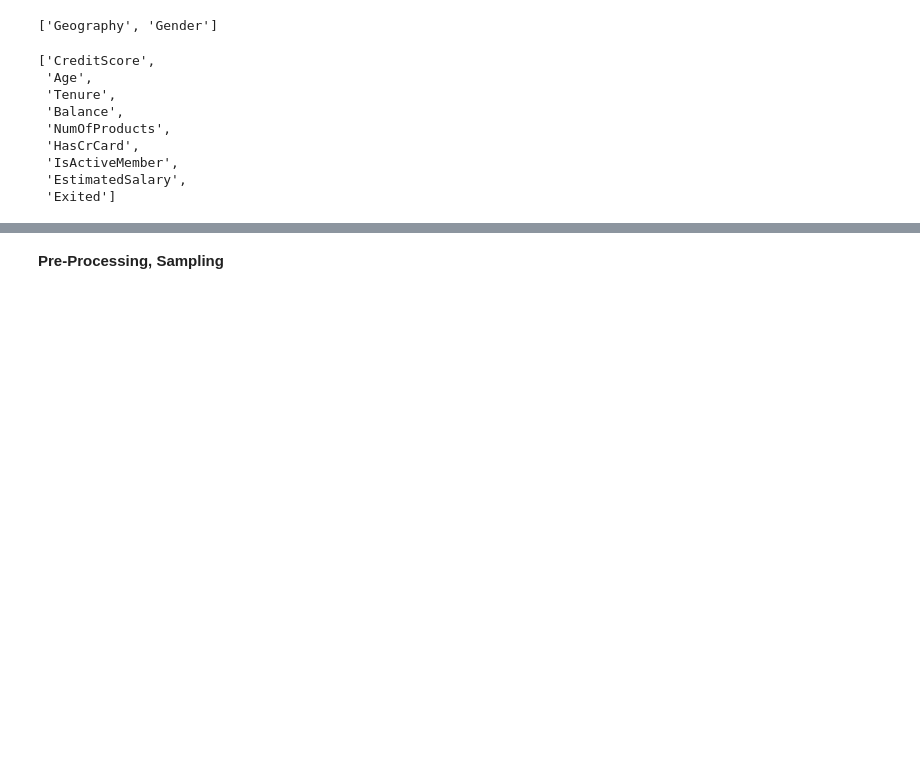
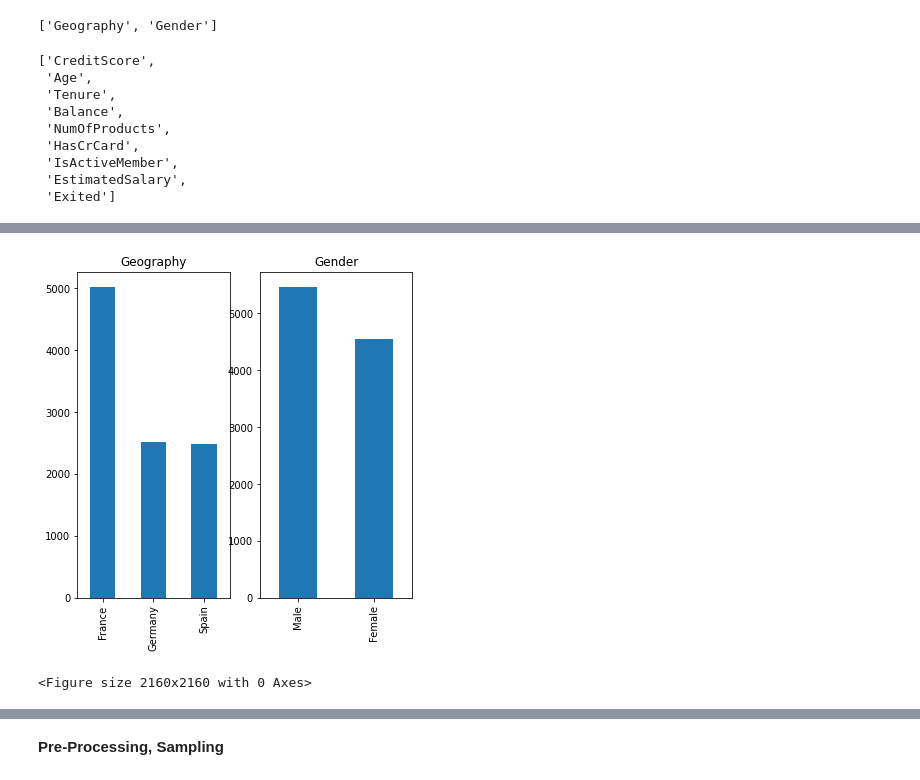
Before and after one commit to Matthenry1101/ChurnModel, a Jupyter notebook: New_Version_Churn_Modeling_Team6.ipynb, the cells around one changed output, grey strips where cells are left out. Saved outputs shown, nothing was run; the diff lists cells and outputs as text; code cells hidden in the pictures; blank space fills up the shorter version.

```diff
--- a/New_Version_Churn_Modeling_Team6.ipynb
+++ b/New_Version_Churn_Modeling_Team6.ipynb
@@ -328,0 +329,13 @@ fig.set_size_inches(16,16)
+# %%
+# bar plots of all categoricals
+fig = plt.figure()
+plt.figure(figsize=(30,30))
+i = 1
+for col in categorical:
+    ax = fig.add_subplot(1,2,i)
+    df[col].value_counts().plot(kind = 'bar', ax = ax).set_title(col)
+    i = i+1
+fig.set_size_inches(6, 6)
+# %% [output]
+[figure, added]
+<Figure size 2160x2160 with 0 Axes>
```
Also changed, not shown: parts of 19 cells of this notebook.
